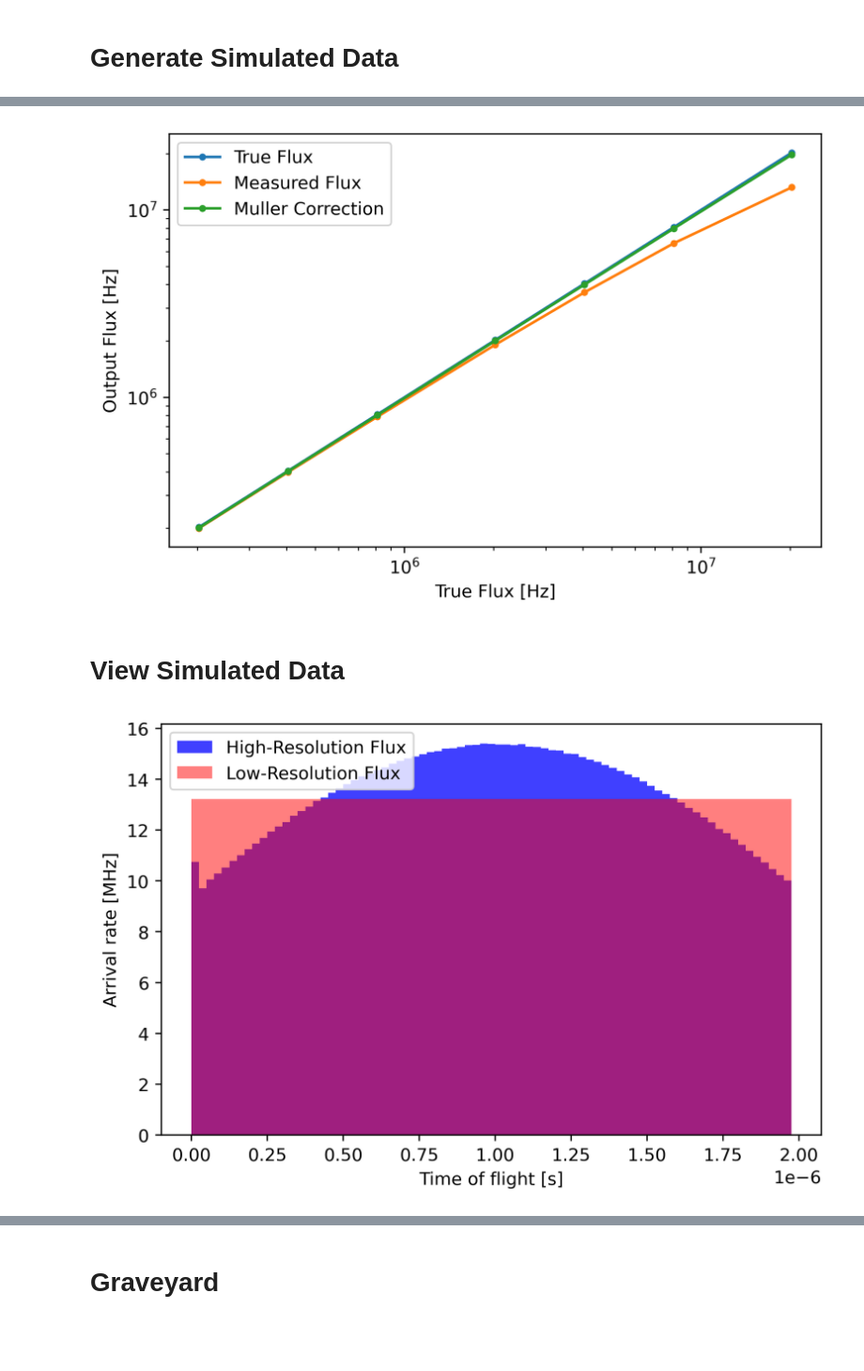
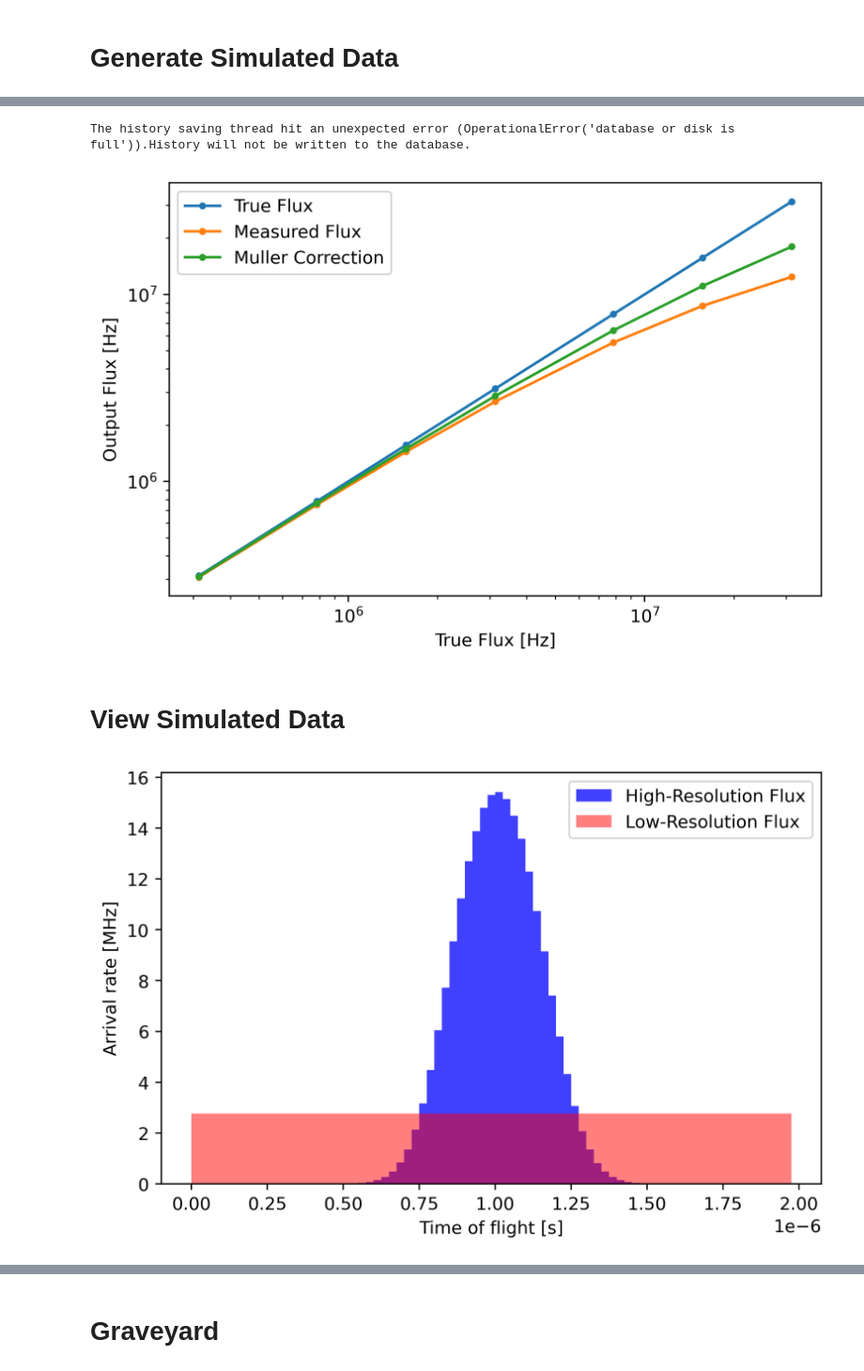
Before and after one commit to gkirchhoff32/ARSENL_backscatter_experiments, a Jupyter notebook: scripts/test_Muller_fine_variability.ipynb, the cells around one changed output, grey strips where cells are left out. Shown at 94% size. Saved outputs shown, nothing was run; the diff lists cells and outputs as text; code cells hidden in the pictures; blank space fills up the shorter version.

```diff
--- a/scripts/test_Muller_fine_variability.ipynb
+++ b/scripts/test_Muller_fine_variability.ipynb
@@ -30,7 +30,8 @@ where $\rho_m=\frac{N}{TN_{shots}}$. $N$ is the total accumulated counts in the
 home = str(Path.home())
 save_dir = home + r'\OneDrive - UCB-O365\ARSENL\Experiments\SPCM\Data\Muller_Test_Simulated'
 # %%
-amplitude = np.array([2.5e5, 5e5, 1e6, 2.5e6, 5e6, 1e7, 2.5e7])  # [Hz]
+amplitude = np.array([2.5e5, 5e5, 1e6, 2.5e6, 5e6, 1e7, 2.5e7, 5e7, 1e8])  # [Hz]
+# amplitude = np.array([5e7, 1e8, 2.5e8, 5e8])  # [Hz]
 
 # simulation resolution settings
 t_sim_min = 0  # [s]
@@ -38,10 +39,10 @@ t_sim_max = 2000e-9  # [s]
 dt_sim = 25e-9  # [s]
 
 tD = 25e-9  # [s] deadtime
-Nshot = int(1e6)  # number of laser shots
+Nshot = int(1e5)  # number of laser shots
 wrap_deadtime = False  # wrap deadtime between shots
 window_bnd = [t_sim_min, t_sim_max]  # [s] time-of-flight bounds
-laser_pulse_width = t_sim_max/2.355  # [s] laser pulse width (sigma)
+laser_pulse_width = 250e-9  # [s] laser pulse width (sigma)
 target_time = 1000e-9  # [s] target location in time
 background = 1e1  # [Hz] background count rate (dark count)
 # %%
@@ -103,6 +105,6 @@ time elapsed: 5516.388805150986
 # %%
 # Analytic average of true function
-subdir = r'\subset_FWHM_1.0E+03\\'
+subdir = r'\subset_pwidth_2.5E+02\\'
 
 erf = scipy.special.erf
 files = os.listdir(save_dir + subdir)
@@ -158,12 +160,14 @@ sort_idx = np.argsort(true_flux)
 true_flux = true_flux[sort_idx]
 det_flux = det_flux[sort_idx]
 muller_flux = muller_flux[sort_idx]
+# %% [output]
+The history saving thread hit an unexpected error (OperationalError('database or disk is full')).History will not be written to the database.
 # %%
 fig = plt.figure(dpi=400)
 ax = fig.add_subplot(111)
-ax.plot(true_flux, true_flux, marker='.', label='True Flux')
-ax.plot(true_flux, det_flux, marker='.', label='Measured Flux')
-ax.plot(true_flux, muller_flux, marker='.', label='Muller Correction')
+ax.plot(true_flux[2:], true_flux[2:], marker='.', label='True Flux')
+ax.plot(true_flux[2:], det_flux[2:], marker='.', label='Measured Flux')
+ax.plot(true_flux[2:], muller_flux[2:], marker='.', label='Muller Correction')
 ax.set_xlabel('True Flux [Hz]')
 ax.set_ylabel('Output Flux [Hz]')
 ax.set_yscale('log')
@@ -172,12 +176,12 @@ plt.legend()
 plt.tight_layout()
 plt.show()
 # %% [output]
-[figure, old version]
+[figure, new version]
 # %% [markdown]
 # View Simulated Data
 # %%
-fname = r'\sim_amp2.5E+07_nshot1.0E+06_pwidth_8.5E+02.nc'
-ds = xr.open_dataset(save_dir + fname)
+fname = r'\sim_amp2.5E+07_nshot1.0E+06_pwidth_1.2E+02.nc'
+ds = xr.open_dataset(save_dir + subdir + fname)
 
 start = time.time()
 
@@ -186,31 +190,31 @@ dt = dt_sim
 flight_time = cnts * dt  # [s]
 # Exclude specified t.o.f. bins
 flight_time = flight_time[np.where((flight_time >= window_bnd[0]) & (flight_time < window_bnd[1]))]
 n_shots = len(ds.sync_index)
 
 ds.close()
 
 bin_array = set_binwidth(t_sim_min, t_sim_max, dt)
 n, bins = np.histogram(flight_time, bins=bin_array)
 binwidth = np.diff(bins)[0]
 N = n / binwidth / n_shots
 
 # Now average the detections
 n_tot = np.sum(n)
 binwidth_tot = t_sim_max - t_sim_min  # [s]
 rho_avg_det = n_tot / binwidth_tot / n_shots  # [Hz]
 
 # Plot
 fig = plt.figure(dpi=400)
 ax1 = fig.add_subplot(111)
 center = 0.5 * (bins[:-1]+bins[1:])
 ax1.bar(center, N/1e6, align='center', width=binwidth, color='b', alpha=0.75, label='High-Resolution Flux')
 ax1.bar((t_sim_max-t_sim_min-dt_sim)/2, rho_avg_det/1e6, width=t_sim_max-t_sim_min-dt_sim, align='center', color='red', alpha=0.5, label='Low-Resolution Flux')
 ax1.set_xlabel('Time of flight [s]')
 ax1.set_ylabel('Arrival rate [MHz]')
 plt.legend()
 plt.tight_layout()
 plt.show()
 print('Histogram plot time elapsed: {:.3} sec'.format(time.time() - start))
 # %% [output]
-[figure, old version]
+[figure, new version]
```
Also changed, not shown: parts of 3 cells of this notebook.
